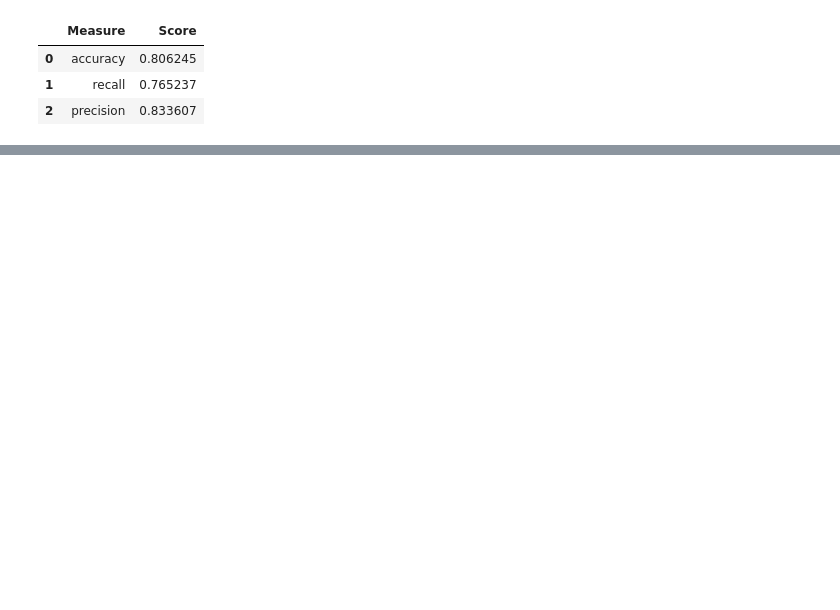
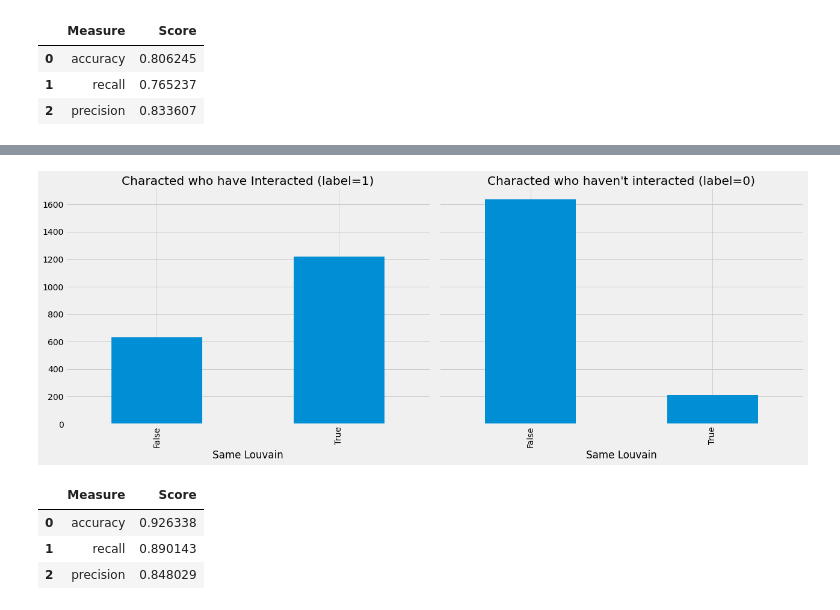
Before and after one commit to piromagnus/network_got, a Jupyter notebook: Lpred.ipynb, the cells around one changed output, grey strips where cells are left out. Cells and saved outputs as stored; diff of their text form; code cells hidden in the pictures; blank space fills up the shorter version.

```diff
--- a/Lpred.ipynb
+++ b/Lpred.ipynb
@@ -312,0 +631,22 @@ ModuleNotFoundError: No module named 'spark_tree_plotting'
+# %%
+plt.style.use('fivethirtyeight')
+fig, axs = plt.subplots(1, 2, figsize=(18, 7), sharey=True)
+charts = [(1, "have Interacted"), (0, "haven't interacted")]
+for index, chart in enumerate(charts):
+    label, title = chart
+    filtered = training_data.filter(training_data["label"] == label)
+    values = (filtered.withColumn('sameLouvain',
+            F.when(F.col("sameLouvain") == 0, "False")
+            .otherwise("True"))
+            .groupby("sameLouvain")
+            .agg(F.count("label").alias("count"))
+            .select("sameLouvain", "count")
+            .toPandas())
+    values.set_index("sameLouvain", drop=True, inplace=True)
+    values.plot(kind="bar", ax=axs[index], legend=None,
+    title=f"Characted who {title} (label={label})")
+    axs[index].xaxis.set_label_text("Same Louvain")
+plt.tight_layout()
+plt.show()
+# %% [output]
+[figure, added]
@@ -312,0 +656,8 @@ ModuleNotFoundError: No module named 'spark_tree_plotting'
+# %%
+community_results = evaluate_model(community_model, test_data)
+display_results(community_results)
+# %% [output]
+|  | Measure | Score |
+| 0 | accuracy | 0.926338 |
+| 1 | recall | 0.890143 |
+| 2 | precision | 0.848029 |
```
Also changed, not shown: parts of 45 cells of this notebook, 6 other files.
